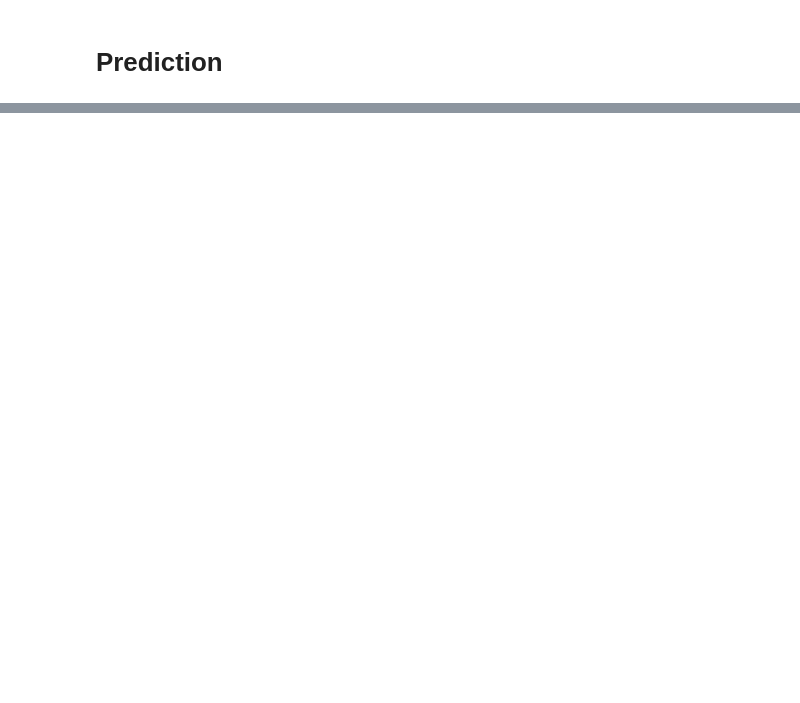
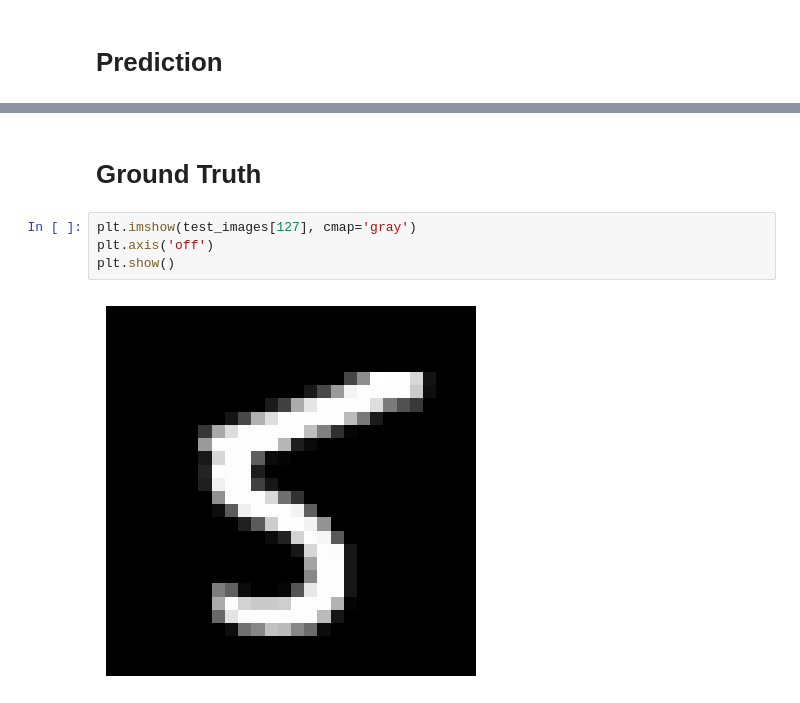
Before and after one commit to Kai-Kun-1/AI-ML-course, a Jupyter notebook: MLP_MNIST_std_with_montage.ipynb, the cells around one changed output, grey strips where cells are left out. Drawn from its saved outputs; the diff is of its cells as text; blank space fills up the shorter version.

```diff
--- a/MLP_MNIST_std_with_montage.ipynb
+++ b/MLP_MNIST_std_with_montage.ipynb
@@ -219 +216,9 @@ print('Prediction: {}'.format(predicted_class))
 Prediction: 5
+# %% [markdown]
+# **Ground Truth**
+# %%
+plt.imshow(test_images[127], cmap='gray')
+plt.axis('off')
+plt.show()
+# %% [output]
+[figure, added]
```
Also changed, not shown: parts of 30 cells of this notebook.
